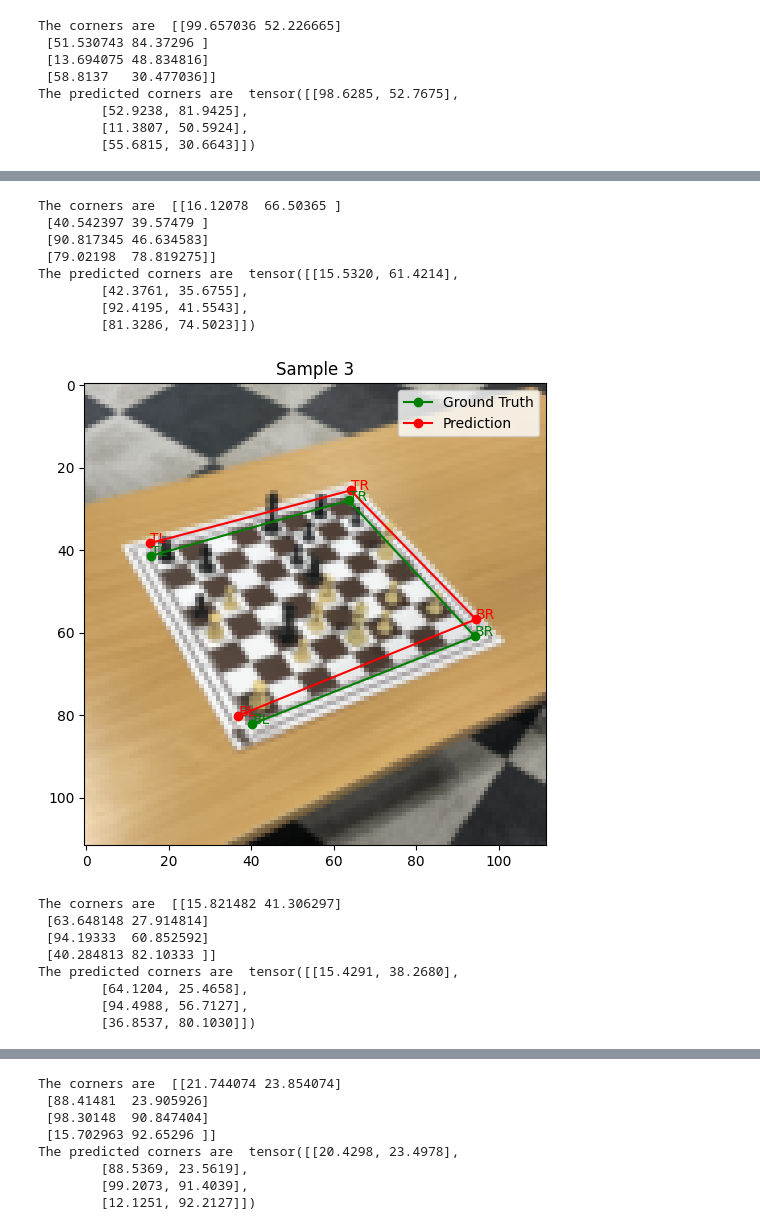
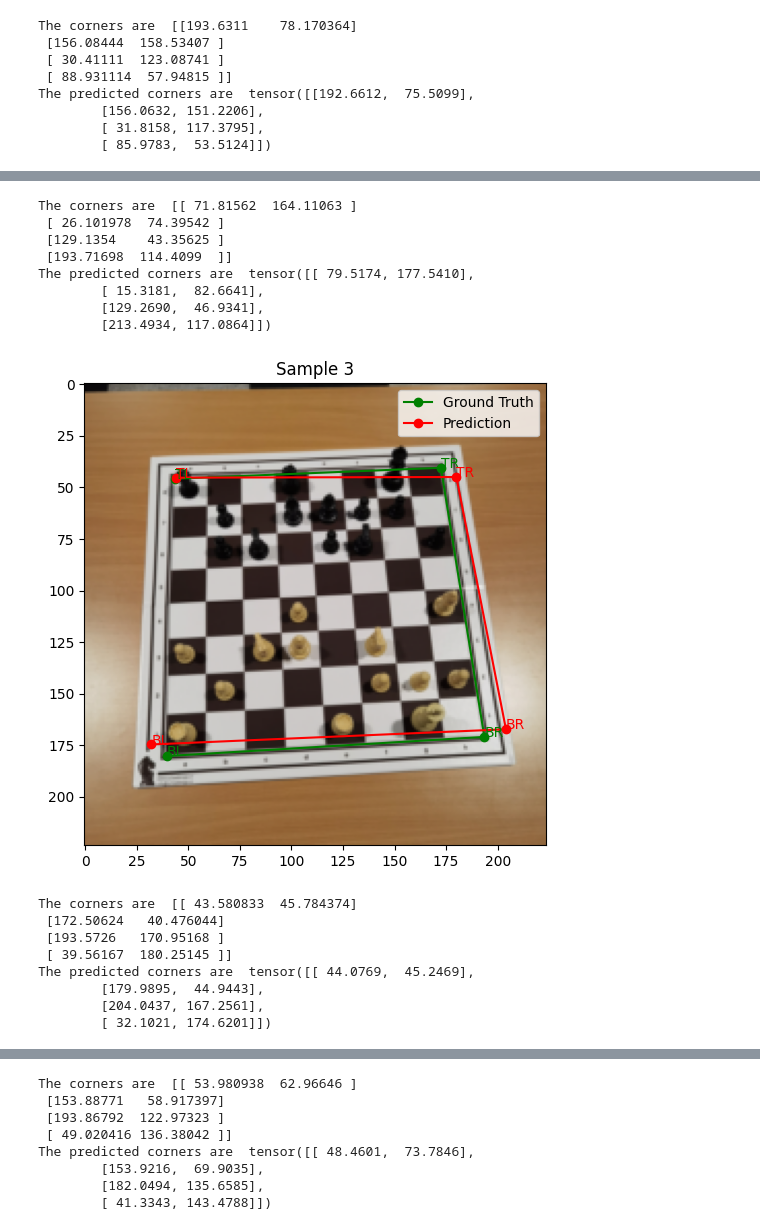
Before and after one commit to pedromeruge/ChessboardRecognition, a Jupyter notebook: tasks-2_3/detectcorners.ipynb, the cells around one changed output, grey strips where cells are left out. Drawn from its saved outputs; the diff is of its cells as text; code cells hidden in the pictures.

Commit message:
Kaggle Notebook | DetectCorners | new image size

```diff
--- a/tasks-2_3/detectcorners.ipynb
+++ b/tasks-2_3/detectcorners.ipynb
@@ -32,7 +32,7 @@ class CornerDataset(Dataset):
                 self.image_annotations.append(item)
 
         self.transform = transforms.Compose([
-            transforms.Resize((112, 112)),
+            transforms.Resize((224, 224)),
             transforms.ToTensor()
         ])
 
@@ -101,7 +101,7 @@ model.fc = nn.Sequential(
 )
 model.to(device)
 
-def mean_point_error(preds, targets, image_size=112):
+def mean_point_error(preds, targets, image_size=224):
     preds_points = preds.view(preds.size(0), 4, 2) * image_size
     targets_points = targets.view(targets.size(0), 4, 2) * image_size
 
@@ -256,7 +253,7 @@ plt.show()
 import matplotlib.pyplot as plt
 import matplotlib.patches as patches
 
-def visualize_predictions(model, dataset, num_samples=5, image_size=112):
+def visualize_predictions(model, dataset, num_samples=5, image_size=224):
     model.eval()
 
     for i in range(num_samples):
@@ -291,8 +288,8 @@ visualize_predictions(model, val_dataloader.dataset, num_samples=10)
-The corners are  [[99.657036 52.226665]
- [51.530743 84.37296 ]
- [13.694075 48.834816]
- [58.8137   30.477036]]
-The predicted corners are  tensor([[98.6285, 52.7675],
-        [52.9238, 81.9425],
-        [11.3807, 50.5924],
-        [55.6815, 30.6643]])
+The corners are  [[193.6311    78.170364]
+ [156.08444  158.53407 ]
+ [ 30.41111  123.08741 ]
+ [ 88.931114  57.94815 ]]
+The predicted corners are  tensor([[192.6612,  75.5099],
+        [156.0632, 151.2206],
+        [ 31.8158, 117.3795],
+        [ 85.9783,  53.5124]])
@@ -300,17 +297,17 @@ The predicted corners are  tensor([[98.6285, 52.7675],
-The corners are  [[16.12078  66.50365 ]
- [40.542397 39.57479 ]
- [90.817345 46.634583]
- [79.02198  78.819275]]
-The predicted corners are  tensor([[15.5320, 61.4214],
-        [42.3761, 35.6755],
-        [92.4195, 41.5543],
-        [81.3286, 74.5023]])
+The corners are  [[ 71.81562  164.11063 ]
+ [ 26.101978  74.39542 ]
+ [129.1354    43.35625 ]
+ [193.71698  114.4099  ]]
+The predicted corners are  tensor([[ 79.5174, 177.5410],
+        [ 15.3181,  82.6641],
+        [129.2690,  46.9341],
+        [213.4934, 117.0864]])
-[figure, old version]
+[figure, new version]
-The corners are  [[15.821482 41.306297]
- [63.648148 27.914814]
- [94.19333  60.852592]
- [40.284813 82.10333 ]]
-The predicted corners are  tensor([[15.4291, 38.2680],
-        [64.1204, 25.4658],
-        [94.4988, 56.7127],
-        [36.8537, 80.1030]])
+The corners are  [[ 43.580833  45.784374]
+ [172.50624   40.476044]
+ [193.5726   170.95168 ]
+ [ 39.56167  180.25145 ]]
+The predicted corners are  tensor([[ 44.0769,  45.2469],
+        [179.9895,  44.9443],
+        [204.0437, 167.2561],
+        [ 32.1021, 174.6201]])
@@ -318,8 +315,8 @@ The predicted corners are  tensor([[15.4291, 38.2680],
-The corners are  [[21.744074 23.854074]
- [88.41481  23.905926]
- [98.30148  90.847404]
- [15.702963 92.65296 ]]
-The predicted corners are  tensor([[20.4298, 23.4978],
-        [88.5369, 23.5619],
-        [99.2073, 91.4039],
-        [12.1251, 92.2127]])
+The corners are  [[ 53.980938  62.96646 ]
+ [153.88771   58.917397]
+ [193.86792  122.97323 ]
+ [ 49.020416 136.38042 ]]
+The predicted corners are  tensor([[ 48.4601,  73.7846],
+        [153.9216,  69.9035],
+        [182.0494, 135.6585],
+        [ 41.3343, 143.4788]])
```
Also changed, not shown: parts of 6 cells of this notebook.
